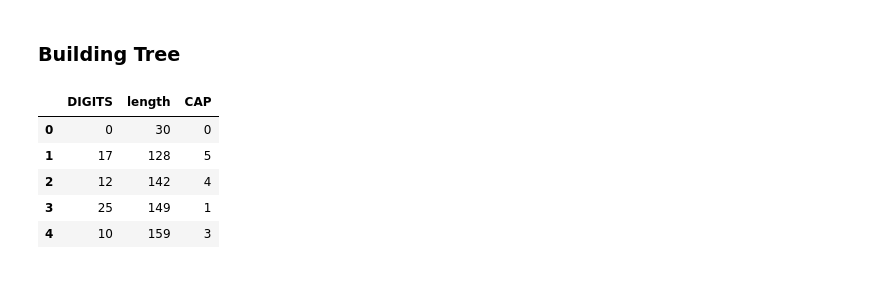
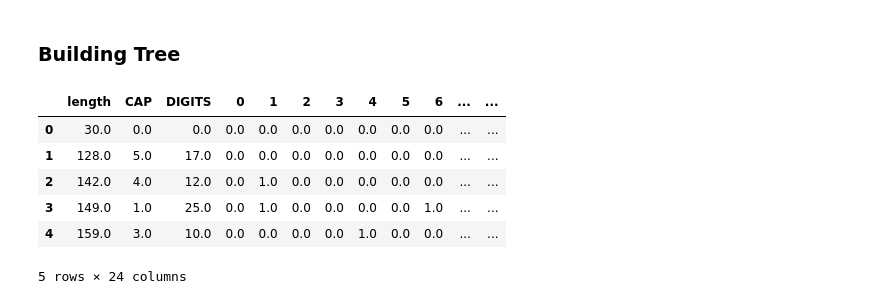
Before and after one commit to machine-learning-2018-2019-fasilkom-ui/Machina-Learning, a Jupyter notebook: DecisionTreeClassifier.ipynb, the cells around one changed output. Saved outputs shown, nothing was run; the diff lists cells and outputs as text; code cells hidden in the pictures.

Commit message:
add bag of words feature in decision tree classifier

```diff
--- a/DecisionTreeClassifier.ipynb
+++ b/DecisionTreeClassifier.ipynb
@@ -94,0 +312,9 @@ df.head()
+# %%
+from sklearn.feature_extraction.text import CountVectorizer
+
+def extract_bag_of_words(sms_list):
+    vectorizer = CountVectorizer(max_features=2000, min_df=0.08, max_df=0.75)
+    return vectorizer.fit_transform(np.array(sms_list)).toarray()
+# %%
+bag_of_words_feature = extract_bag_of_words(cleaned)
+print(bag_of_words_feature.shape)
@@ -94,0 +323,3 @@ df.head()
+# %%
+df_bow = pd.concat([df, pd.DataFrame(bag_of_words_feature)], axis=1)
+df_bow.head()
@@ -94,0 +334,4 @@ df.head()
+# %%
+print("df_bow shape: ", df_bow.shape)
+df_bow = df_bow.dropna()
+print("df_bow shape after drop na: ", df_bow.shape)
@@ -258,16 +504,17 @@ def evaluate_algorithm(dataset, algorithm, n_folds, *args):
         scores.append(accuracy)
     return scores
 # %%
-X = df[['DIGITS','length','CAP']].copy()
-y = df[['label']].copy()
+X = df_bow.drop(['label', 'Teks'], axis=1).copy()
+y = df_bow[['label']].copy()
 X.head()
 # %% [output]
-|  | DIGITS | length | CAP |
-| 0 | 0 | 30 | 0 |
-| 1 | 17 | 128 | 5 |
-| 2 | 12 | 142 | 4 |
-| 3 | 25 | 149 | 1 |
-| 4 | 10 | 159 | 3 |
+|  | length | CAP | DIGITS | 0 | 1 | 2 | 3 | 4 | 5 | 6 | ... | ... |
+| 0 | 30.0 | 0.0 | 0.0 | 0.0 | 0.0 | 0.0 | 0.0 | 0.0 | 0.0 | 0.0 | ... | ... |
+| 1 | 128.0 | 5.0 | 17.0 | 0.0 | 0.0 | 0.0 | 0.0 | 0.0 | 0.0 | 0.0 | ... | ... |
+| 2 | 142.0 | 4.0 | 12.0 | 0.0 | 1.0 | 0.0 | 0.0 | 0.0 | 0.0 | 0.0 | ... | ... |
+| 3 | 149.0 | 1.0 | 25.0 | 0.0 | 1.0 | 0.0 | 0.0 | 0.0 | 0.0 | 1.0 | ... | ... |
+| 4 | 159.0 | 3.0 | 10.0 | 0.0 | 0.0 | 0.0 | 0.0 | 1.0 | 0.0 | 0.0 | ... | ... |
+5 rows × 24 columns
 # %%
 dataset = np.hstack((X, y))
 dataset.shape
```
Also changed, not shown: parts of 24 cells of this notebook.
